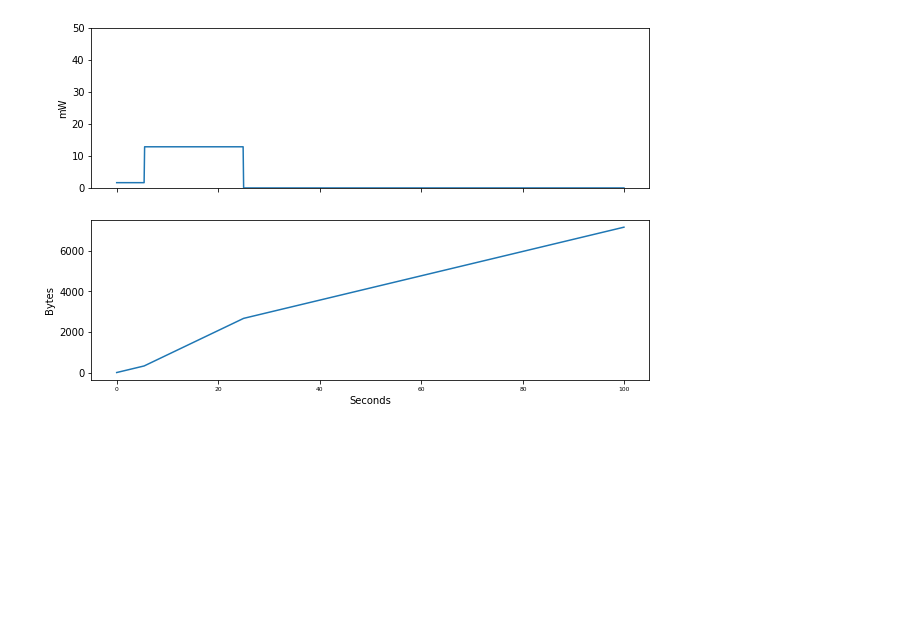
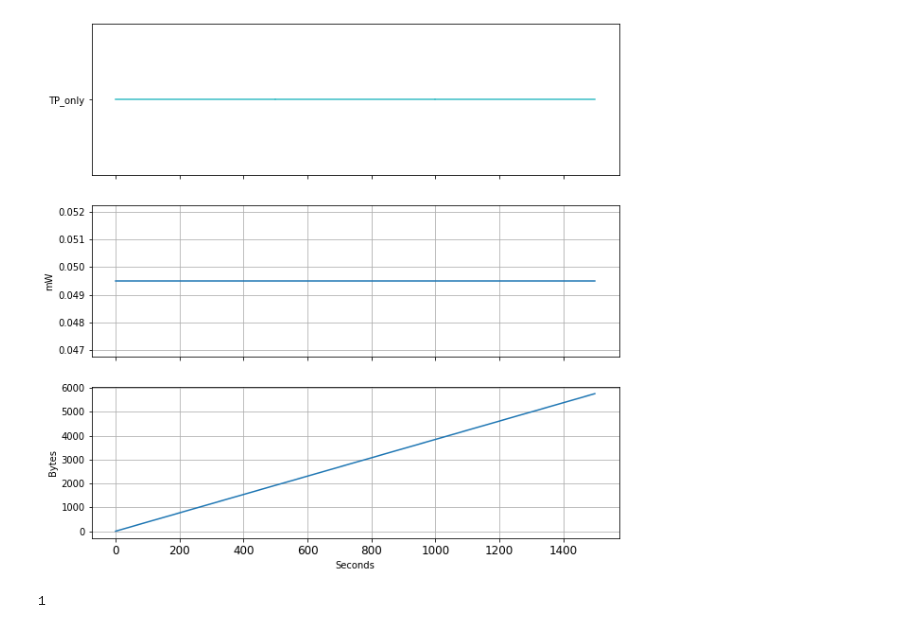
Before and after one commit to GLEE2023/ModeUserInterface, a Jupyter notebook: sensors/TP_model.ipynb, the cells around one changed output. Cells and saved outputs as stored; diff of their text form; code cells hidden in the pictures; blank space fills up the shorter version.

```diff
--- a/sensors/TP_model.ipynb
+++ b/sensors/TP_model.ipynb
@@ -8,6 +1,10 @@ low_power_wakeup=0, loop_rate=60, digital_low_pass=0, sample_rate_divisor=255)
-# %%
-times = [(0,5.6,"accelerometer_only"), (5.6,25,"gyroscope_accelerometer_DMP"), (25,100,"low_power_wakeup_1.25")]
-power, data = accel.getPowerVector(times)
-accel.plotData(power, data, timeVector)
-# %% [output]
-[figure, removed]
+# %%
+from TP import TP
+
+Thermo = TP(time_step=1, duration=1500, loop_rate=20)
+# %%
+active_times = [(0,500,"TP_only"), (500,1000,"TP_only"), (1000,1500,"TP_only")]
+Thermo.runSim(active_times)
+# %% [output]
+[figure, added]
+1
```
Also changed, not shown: parts of 2 cells of this notebook, 2 other files.
